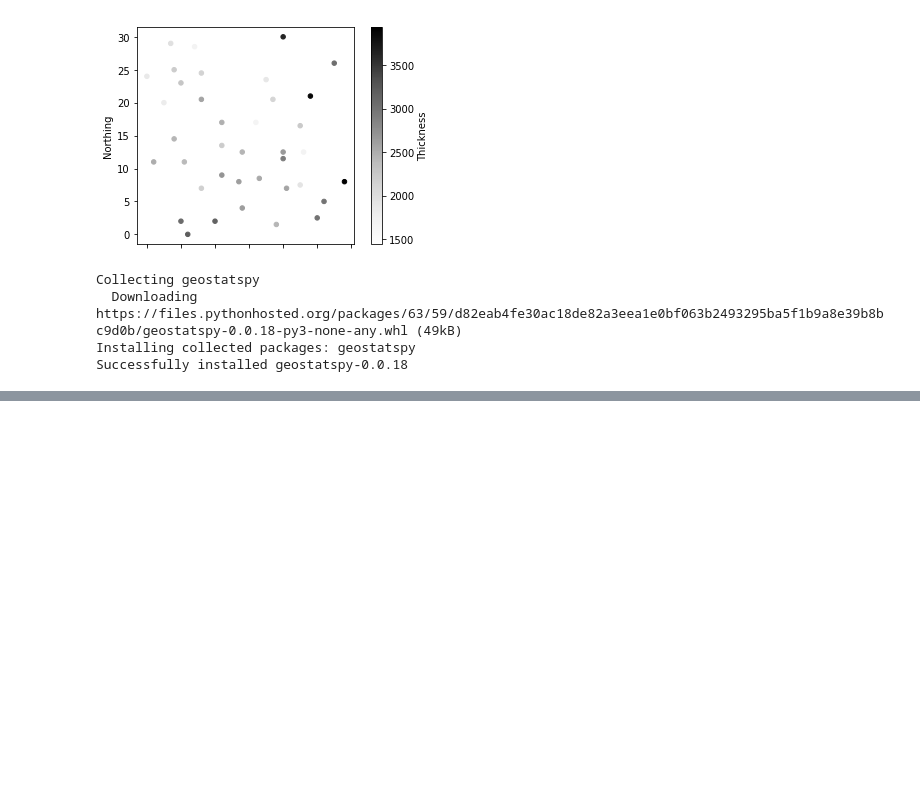
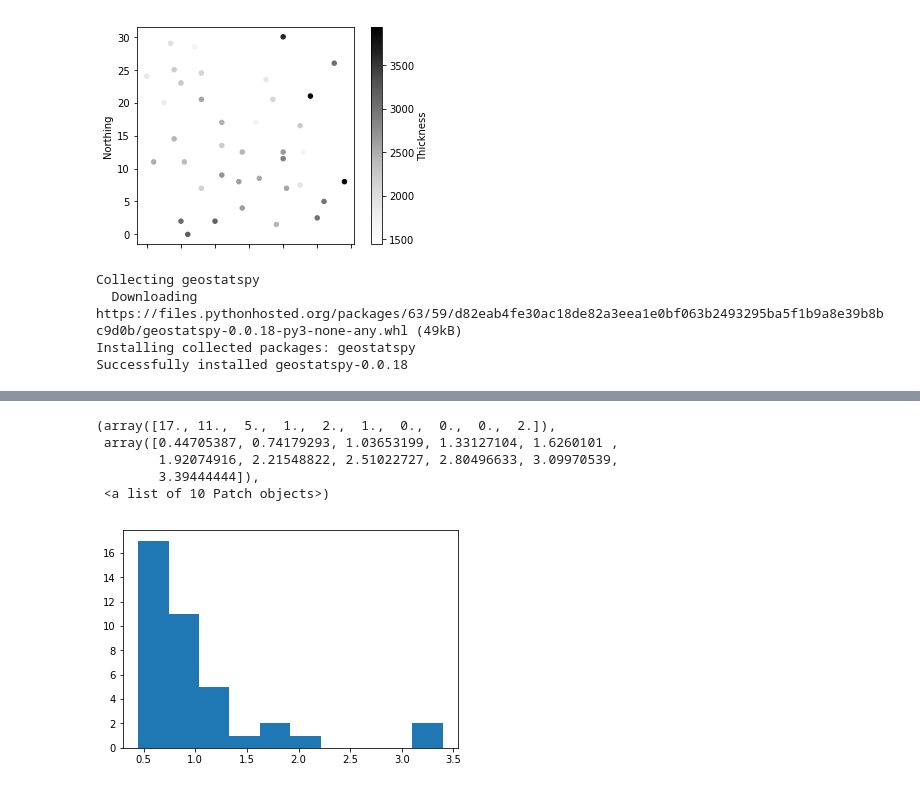
Before and after one commit to nshea3/geostats, a Jupyter notebook: Libya_paleocene_clastics_thickness/Libya_paleocene_clastics_thickness.ipynb, the cells around one changed output, grey strips where cells are left out. Drawn from its saved outputs; the diff is of its cells as text; code cells hidden in the pictures; blank space fills up the shorter version.

```diff
--- a/Libya_paleocene_clastics_thickness/Libya_paleocene_clastics_thickness.ipynb
+++ b/Libya_paleocene_clastics_thickness/Libya_paleocene_clastics_thickness.ipynb
@@ -62,0 +69,9 @@ There are 39 data with:
+# %%
+plt.hist(wtopt)
+# %% [output]
+(array([17., 11.,  5.,  1.,  2.,  1.,  0.,  0.,  0.,  2.]),
+ array([0.44705387, 0.74179293, 1.03653199, 1.33127104, 1.6260101 ,
+        1.92074916, 2.21548822, 2.51022727, 2.80496633, 3.09970539,
+        3.39444444]),
+ <a list of 10 Patch objects>)
+[figure, added]
```
Also changed, not shown: parts of 5 cells of this notebook.
